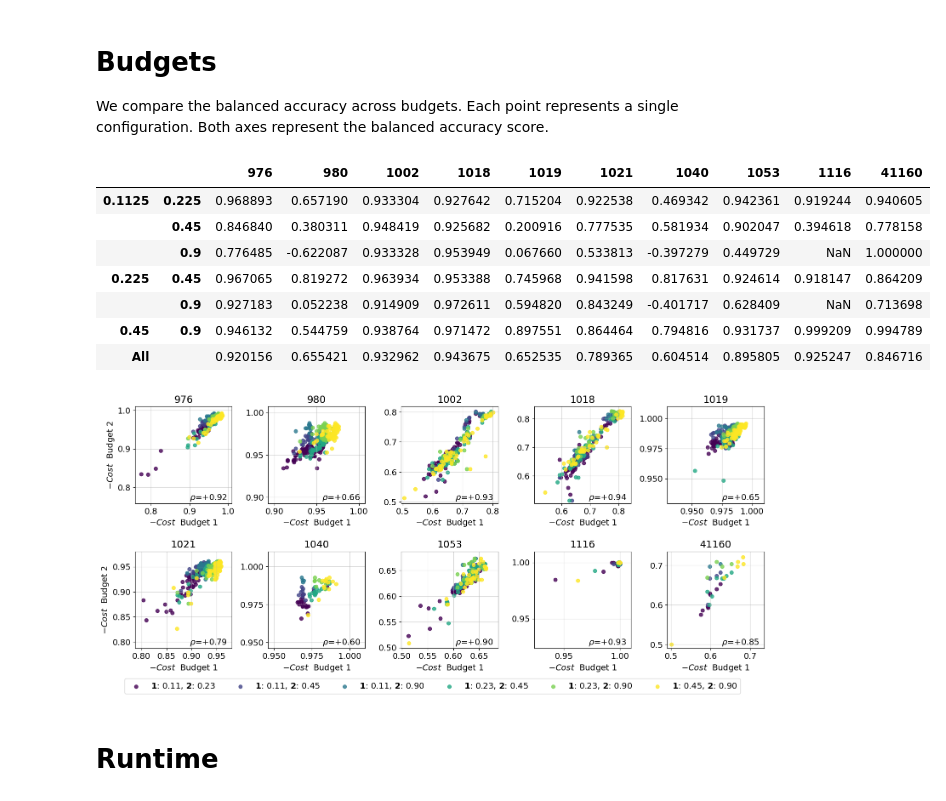
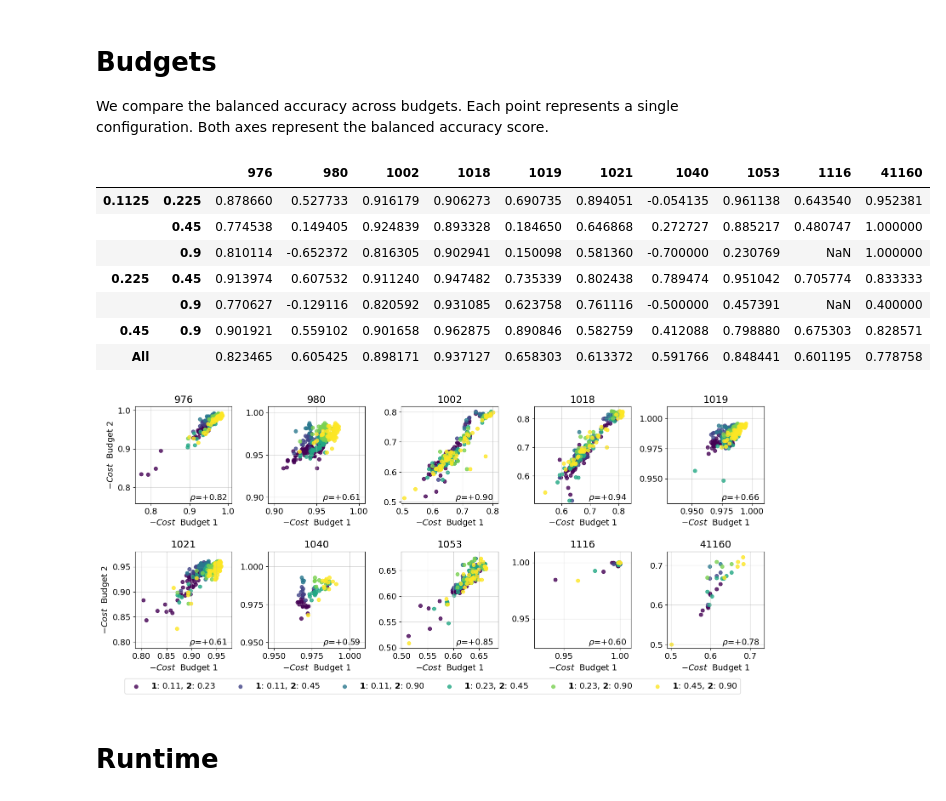
Before and after one commit to fstermann/autoibc, a Jupyter notebook: notebooks/visualization.ipynb, the cells around one changed output. Drawn from its saved outputs; the diff is of its cells as text; code cells hidden in the pictures.

```diff
--- a/notebooks/visualization.ipynb
+++ b/notebooks/visualization.ipynb
@@ -88,6 +88,7 @@ import itertools
 import numpy as np
 import pandas as pd
 import matplotlib.cm
+from scipy import stats
 
 fig = plt.figure(figsize=(16, 7))
 
@@ -117,7 +118,8 @@ for i, idx in enumerate(ALL_DATA_IDS, start=1):
         all_scores[1].extend(scores1)
         all_scores[2].extend(scores2)
 
-        corr = np.corrcoef(scores1, scores2)[0, 1]
+        # corr = np.corrcoef(scores1, scores2)[0, 1]
+        corr = stats.spearmanr(scores1, scores2).statistic
         corrs[(budget1, budget2)] = corr
         label = fr"$\rho$={corr:+.2f}"
         ax.scatter(scores1, scores2, alpha=0.8, label=label, color=colors[j])
@@ -125,7 +127,8 @@ for i, idx in enumerate(ALL_DATA_IDS, start=1):
         extremes = (min(extremes[0], min(scores1 + scores2)), max(extremes[1], max(scores1 + scores2)))
 
 
-    all_corr = np.corrcoef(all_scores[1], all_scores[2])[0, 1]
+    # all_corr = np.corrcoef(all_scores[1], all_scores[2])[0, 1]
+    all_corr = stats.spearmanr(all_scores[1], all_scores[2]).statistic
     ax.text(0.95, 0.01, fr"$\rho$={all_corr:+.2f}", fontsize=14, transform=ax.transAxes,
             verticalalignment='bottom', horizontalalignment='right')
 
@@ -137,40 +140,40 @@ for i, idx in enumerate(ALL_DATA_IDS, start=1):
     tick_steps = {
         margin > 0.05: 0.05,
         margin > 0.2: 0.1,
     }.get(True, 0.025)
     loc = matplotlib.ticker.MultipleLocator(base=tick_steps)
     ax.xaxis.set_major_locator(loc)
     ax.yaxis.set_major_locator(loc)
     ax.set_xlabel("$-Cost\ $ Budget 1")
     if i in [1, 6]:
         ax.set_ylabel("$-Cost\ $ Budget 2")
     ax.set_xlim(extremes[0] * 0.98, min(extremes[1] * 1.02, 1.01))
     ax.set_ylim(extremes[0] * 0.98, min(extremes[1] * 1.02, 1.01))
 
     #Grid
     ax.grid(which='both', alpha=0.5)
     ax.set_aspect('equal', 'box')
 
 
 # Set legend
 labels = [f"$\mathbf{{1}}$: {budget1:.2f}, $\mathbf{{2}}$: {budget2:.2f}" for budget1, budget2 in budget_combinations]
 plt.figlegend(labels, loc = 'lower center', ncol=len(labels), bbox_to_anchor=(0.5, -0.05))
 fig.tight_layout(pad=1.0)
 if SAVE:
     fig.savefig("figures/budget_correlations.pdf", bbox_inches='tight')
     fig.savefig("../../auto-ibc-report/figures/budget_correlations.pdf", bbox_inches='tight')
 
 # Show correlations as table, too crowded in plot
 pd.DataFrame(correlations)
 # %% [output]
 |  |  | 976 | 980 | 1002 | 1018 | 1019 | 1021 | 1040 | 1053 | 1116 | 41160 |
-| 0.1125 | 0.225 | 0.968893 | 0.657190 | 0.933304 | 0.927642 | 0.715204 | 0.922538 | 0.469342 | 0.942361 | 0.919244 | 0.940605 |
-|  | 0.45 | 0.846840 | 0.380311 | 0.948419 | 0.925682 | 0.200916 | 0.777535 | 0.581934 | 0.902047 | 0.394618 | 0.778158 |
-|  | 0.9 | 0.776485 | -0.622087 | 0.933328 | 0.953949 | 0.067660 | 0.533813 | -0.397279 | 0.449729 | NaN | 1.000000 |
-| 0.225 | 0.45 | 0.967065 | 0.819272 | 0.963934 | 0.953388 | 0.745968 | 0.941598 | 0.817631 | 0.924614 | 0.918147 | 0.864209 |
-|  | 0.9 | 0.927183 | 0.052238 | 0.914909 | 0.972611 | 0.594820 | 0.843249 | -0.401717 | 0.628409 | NaN | 0.713698 |
-| 0.45 | 0.9 | 0.946132 | 0.544759 | 0.938764 | 0.971472 | 0.897551 | 0.864464 | 0.794816 | 0.931737 | 0.999209 | 0.994789 |
-| All |  | 0.920156 | 0.655421 | 0.932962 | 0.943675 | 0.652535 | 0.789365 | 0.604514 | 0.895805 | 0.925247 | 0.846716 |
+| 0.1125 | 0.225 | 0.878660 | 0.527733 | 0.916179 | 0.906273 | 0.690735 | 0.894051 | -0.054135 | 0.961138 | 0.643540 | 0.952381 |
+|  | 0.45 | 0.774538 | 0.149405 | 0.924839 | 0.893328 | 0.184650 | 0.646868 | 0.272727 | 0.885217 | 0.480747 | 1.000000 |
+|  | 0.9 | 0.810114 | -0.652372 | 0.816305 | 0.902941 | 0.150098 | 0.581360 | -0.700000 | 0.230769 | NaN | 1.000000 |
+| 0.225 | 0.45 | 0.913974 | 0.607532 | 0.911240 | 0.947482 | 0.735339 | 0.802438 | 0.789474 | 0.951042 | 0.705774 | 0.833333 |
+|  | 0.9 | 0.770627 | -0.129116 | 0.820592 | 0.931085 | 0.623758 | 0.761116 | -0.500000 | 0.457391 | NaN | 0.400000 |
+| 0.45 | 0.9 | 0.901921 | 0.559102 | 0.901658 | 0.962875 | 0.890846 | 0.582759 | 0.412088 | 0.798880 | 0.675303 | 0.828571 |
+| All |  | 0.823465 | 0.605425 | 0.898171 | 0.937127 | 0.658303 | 0.613372 | 0.591766 | 0.848441 | 0.601195 | 0.778758 |
 [figure]
 # %% [markdown]
 # Runtime
```
